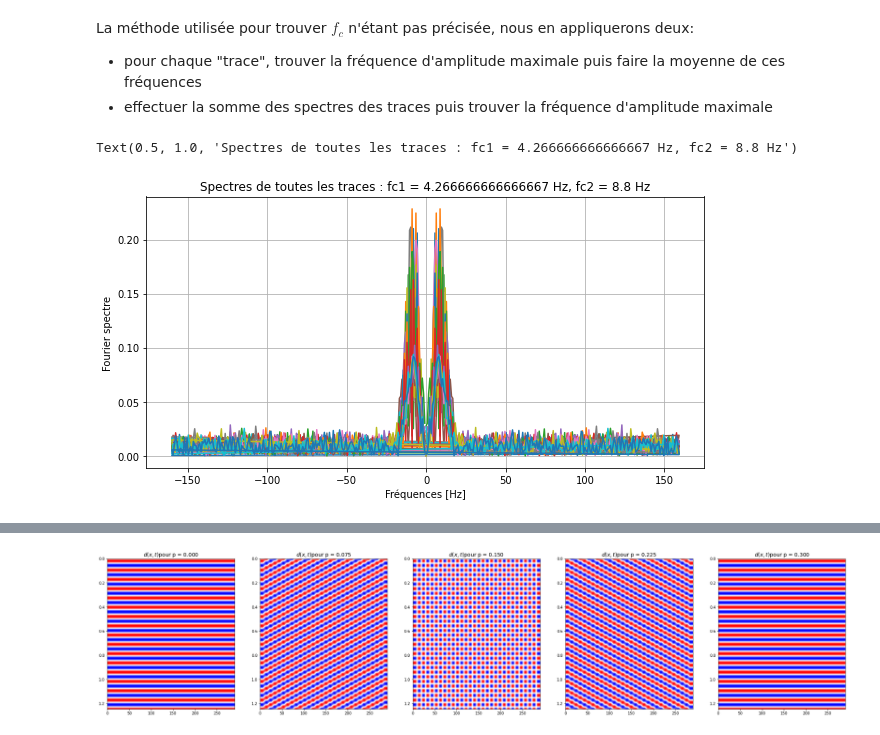
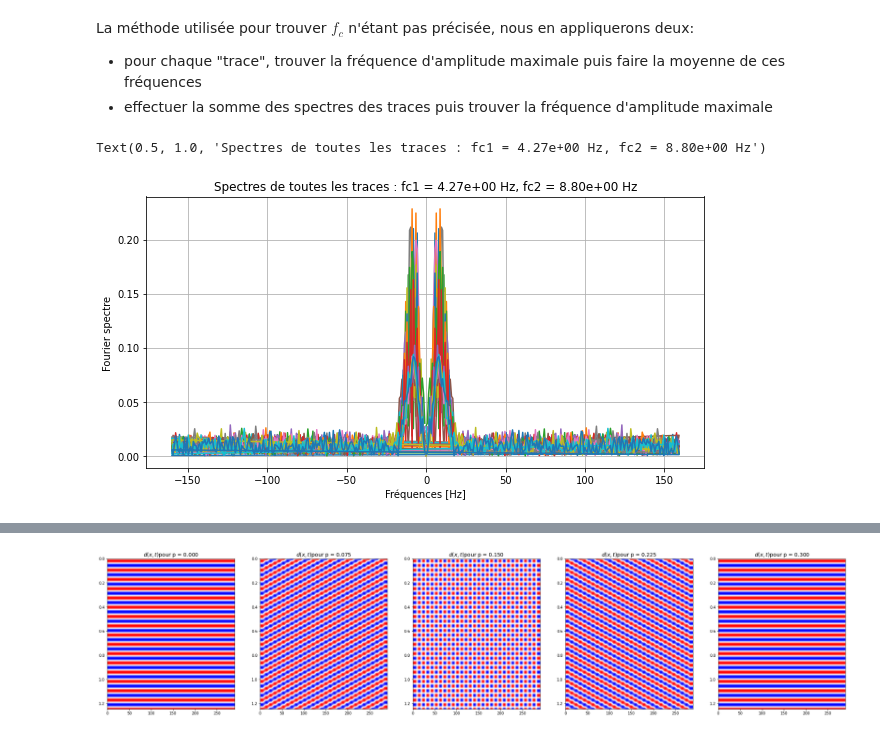
Before and after one commit to 21pili/tds, a Jupyter notebook: mini_projet_groupe1.ipynb, the cells around one changed output, grey strips where cells are left out. Saved outputs shown, nothing was run; the diff lists cells and outputs as text; code cells hidden in the pictures.

```diff
--- a/mini_projet_groupe1.ipynb
+++ b/mini_projet_groupe1.ipynb
@@ -139,29 +153,29 @@ La méthode utilisée pour trouver $f_c$ n'étant pas précisée, nous en appliq
 # %%
 # choix de fréquences
 frequences = np.fft.fftfreq(nt,dt)
 
 # liste des fréquences maximales
 fc_list = []
 # somme des spectre
 spectre_sum = np.zeros(len(frequences))
 fig, ax1 = plt.subplots(figsize = (10,5))
 for i in range(nx):
     if i not in mtr:
         fft = np.fft.fft(trace(i))
         spectre = 2.0/nt * np.abs(fft)
 
         spectre_sum += spectre # mise à jour de la somme
         fc_list.append(frequences[np.argmax(spectre)]) # stockage de la fréquence
 
         ax1.plot(frequences, spectre)
 ax1.set_xlabel("Fréquences [Hz]")
 ax1.set_ylabel("Fourier spectre")
 ax1.grid()
 
 fc1 = np.mean(fc_list)
 fc2 = frequences[np.argmax(spectre_sum)]
-ax1.set_title(f"Spectres de toutes les traces : fc1 = {fc1} Hz, fc2 = {fc2} Hz")
+ax1.set_title(f"Spectres de toutes les traces : fc1 = {'%.2e' % fc1} Hz, fc2 = {'%.2e' % fc2} Hz")
 # %% [output]
-Text(0.5, 1.0, 'Spectres de toutes les traces : fc1 = 4.266666666666667 Hz, fc2 = 8.8 Hz')
+Text(0.5, 1.0, 'Spectres de toutes les traces : fc1 = 4.27e+00 Hz, fc2 = 8.80e+00 Hz')
-[figure, old version]
+[figure, new version]
 # %%
```
Also changed, not shown: parts of 6 cells of this notebook.
